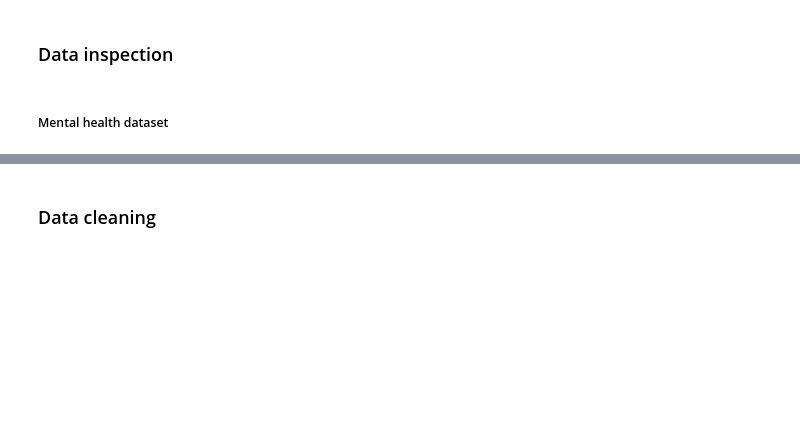
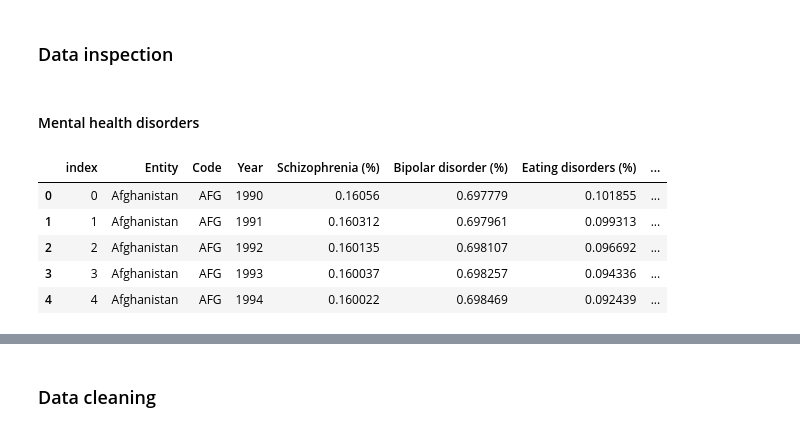
Before and after one commit to anoekkooijmans/Programming-final, a Jupyter notebook: Final_assignment.ipynb, the cells around one changed output, grey strips where cells are left out. Drawn from its saved outputs; the diff is of its cells as text; code cells hidden in the pictures; blank space fills up the shorter version.

```diff
--- a/Final_assignment.ipynb
+++ b/Final_assignment.ipynb
@@ -55,7 +110,17 @@ mental_disorders = pd.read_csv(d2)
 # %% [markdown]
 ### Data inspection
 # %% [markdown]
-##### Mental health dataset
+#### Mental health disorders
+# %%
+# Viewing dataset
+mental_disorders.head()
+# %% [output]
+|  | index | Entity | Code | Year | Schizophrenia (%) | Bipolar disorder (%) | Eating disorders (%) | ... |
+| 0 | 0 | Afghanistan | AFG | 1990 | 0.16056 | 0.697779 | 0.101855 | ... |
+| 1 | 1 | Afghanistan | AFG | 1991 | 0.160312 | 0.697961 | 0.099313 | ... |
+| 2 | 2 | Afghanistan | AFG | 1992 | 0.160135 | 0.698107 | 0.096692 | ... |
+| 3 | 3 | Afghanistan | AFG | 1993 | 0.160037 | 0.698257 | 0.094336 | ... |
+| 4 | 4 | Afghanistan | AFG | 1994 | 0.160022 | 0.698469 | 0.092439 | ... |
 # %%
 # Inspecting dataframe, datatypes, column and row counts and missing values
 data_inspection(mental_disorders)
```
Also changed, not shown: parts of 24 cells of this notebook, 1 other file.
